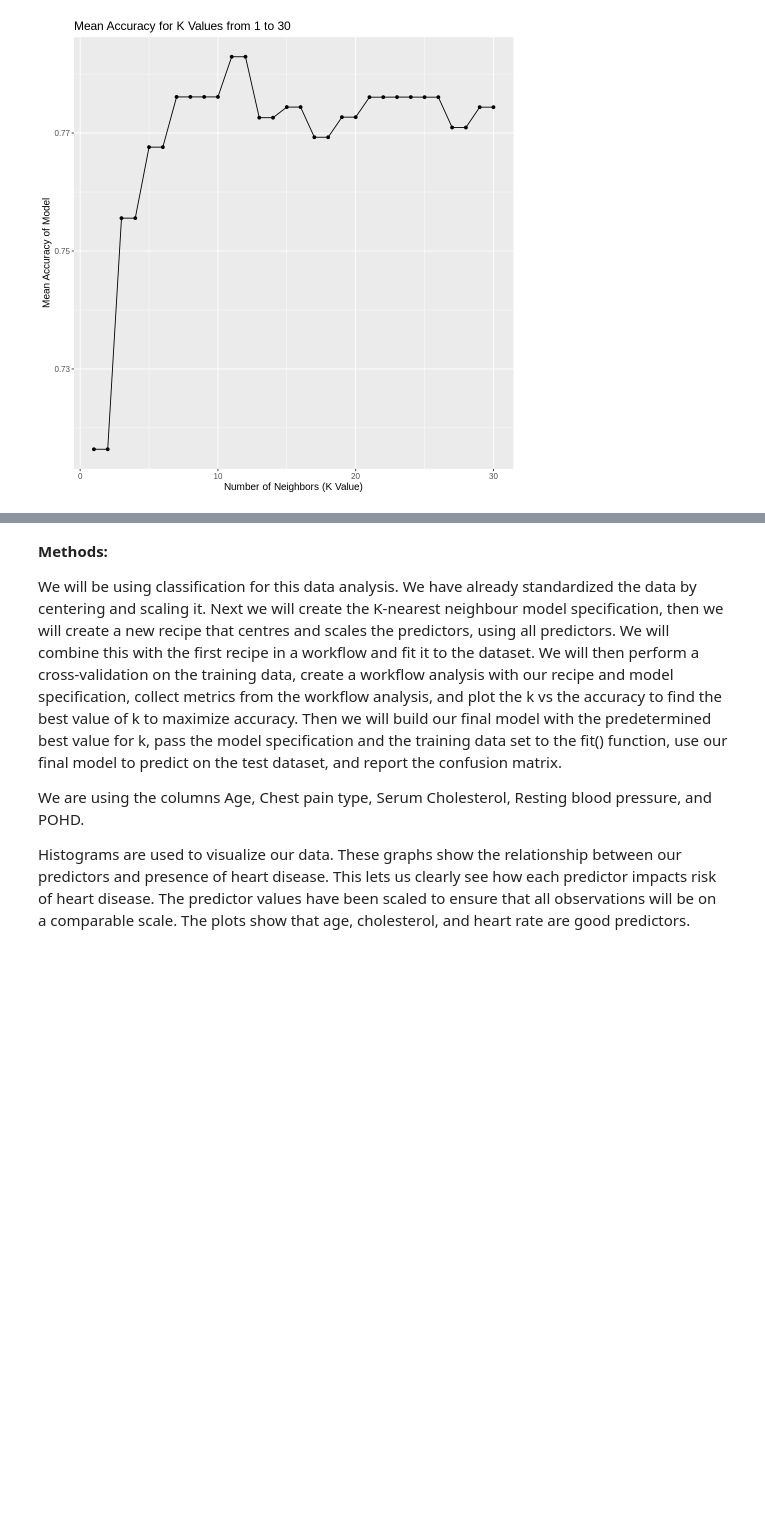
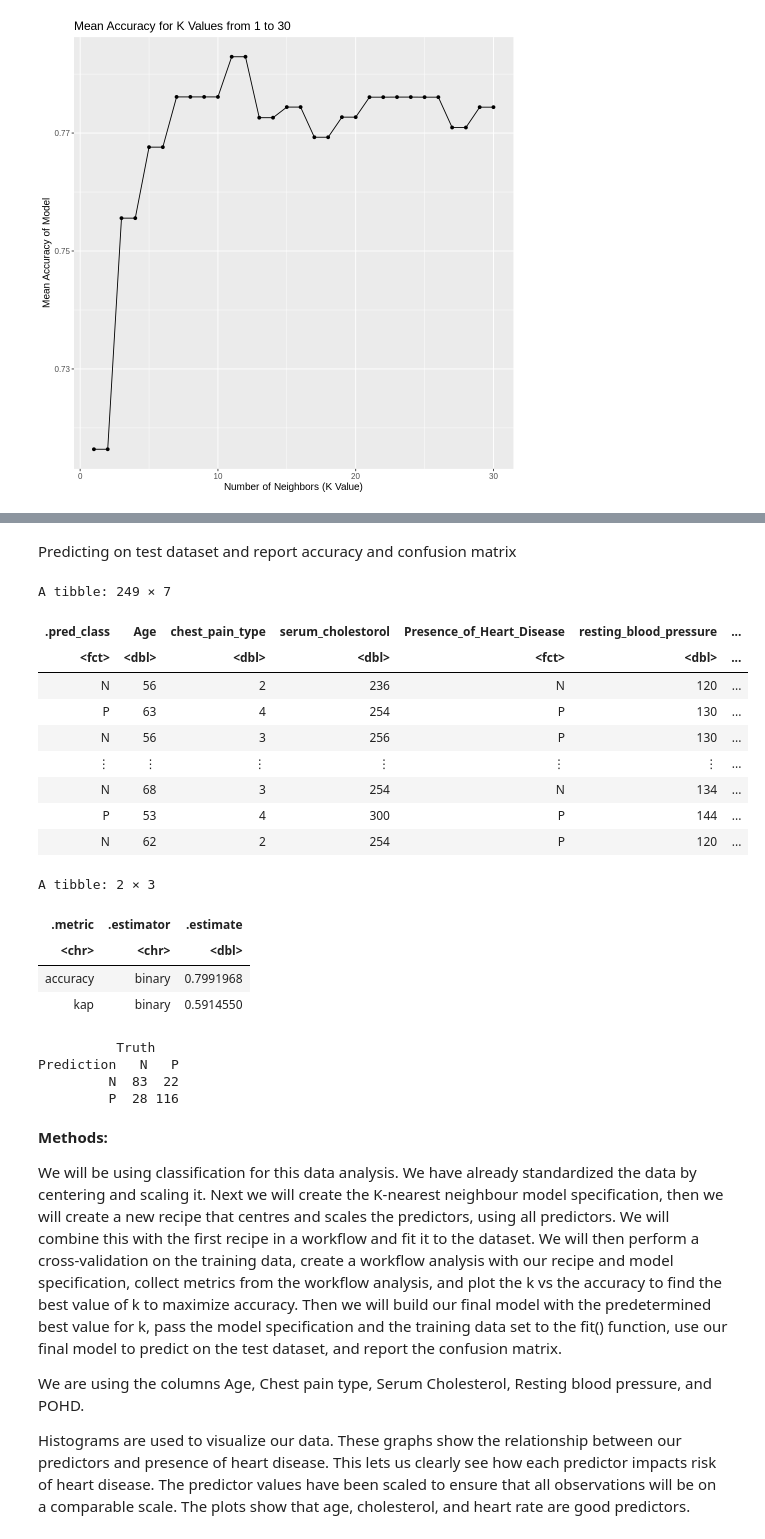
Before and after one commit to JahnaviChen/Heart-Disease, a Jupyter notebook: Heart Disease.ipynb, the cells around one changed output, grey strips where cells are left out. Drawn from its saved outputs; the diff is of its cells as text; code cells hidden in the pictures; blank space fills up the shorter version.

```diff
--- a/Heart Disease.ipynb
+++ b/Heart Disease.ipynb
@@ -328,0 +345,10 @@ k_value_plot
+# %%
+k_spec <- nearest_neighbor(weight_func = "rectangular", neighbors = 11) %>%
+      set_engine("kknn") %>%
+      set_mode("classification")
+#pass the model specification and the training data set to the fit() function.
+k_fit <- workflow() %>%
+      add_recipe(heart_disease_recipe) %>%
+      add_model(k_spec) %>%
+      fit(data = heart_disease_train)
+k_fit
@@ -329,3 +375,37 @@ k_value_plot
+# %% [markdown]
+Predicting on test dataset and report accuracy and confusion matrix
+# %%
+heart_predictions <- predict(k_fit, heart_disease_test) %>%
+      bind_cols(heart_disease_test)
+heart_predictions
+
+heart_metrics <- heart_predictions %>%
+        metrics(truth = Presence_of_Heart_Disease, estimate = .pred_class)
+heart_metrics
+
+heart_conf_mat <- heart_predictions %>%
+        conf_mat(truth = Presence_of_Heart_Disease, estimate = .pred_class)
+heart_conf_mat
+# %% [output]
+A tibble: 249 × 7
+| .pred_class | Age | chest_pain_type | serum_cholestorol | Presence_of_Heart_Disease | resting_blood_pressure | ... |
+| <fct> | <dbl> | <dbl> | <dbl> | <fct> | <dbl> | ... |
+| N | 56 | 2 | 236 | N | 120 | ... |
+| P | 63 | 4 | 254 | P | 130 | ... |
+| N | 56 | 3 | 256 | P | 130 | ... |
+| ⋮ | ⋮ | ⋮ | ⋮ | ⋮ | ⋮ | ... |
+| N | 68 | 3 | 254 | N | 134 | ... |
+| P | 53 | 4 | 300 | P | 144 | ... |
+| N | 62 | 2 | 254 | P | 120 | ... |
+A tibble: 2 × 3
+| .metric | .estimator | .estimate |
+| <chr> | <chr> | <dbl> |
+| accuracy | binary | 0.7991968 |
+| kap | binary | 0.5914550 |
+          Truth
+Prediction   N   P
+         N  83  22
+         P  28 116
 # %% [markdown]
 **Methods:**
 
```
Also changed, not shown: parts of 3 cells of this notebook.
